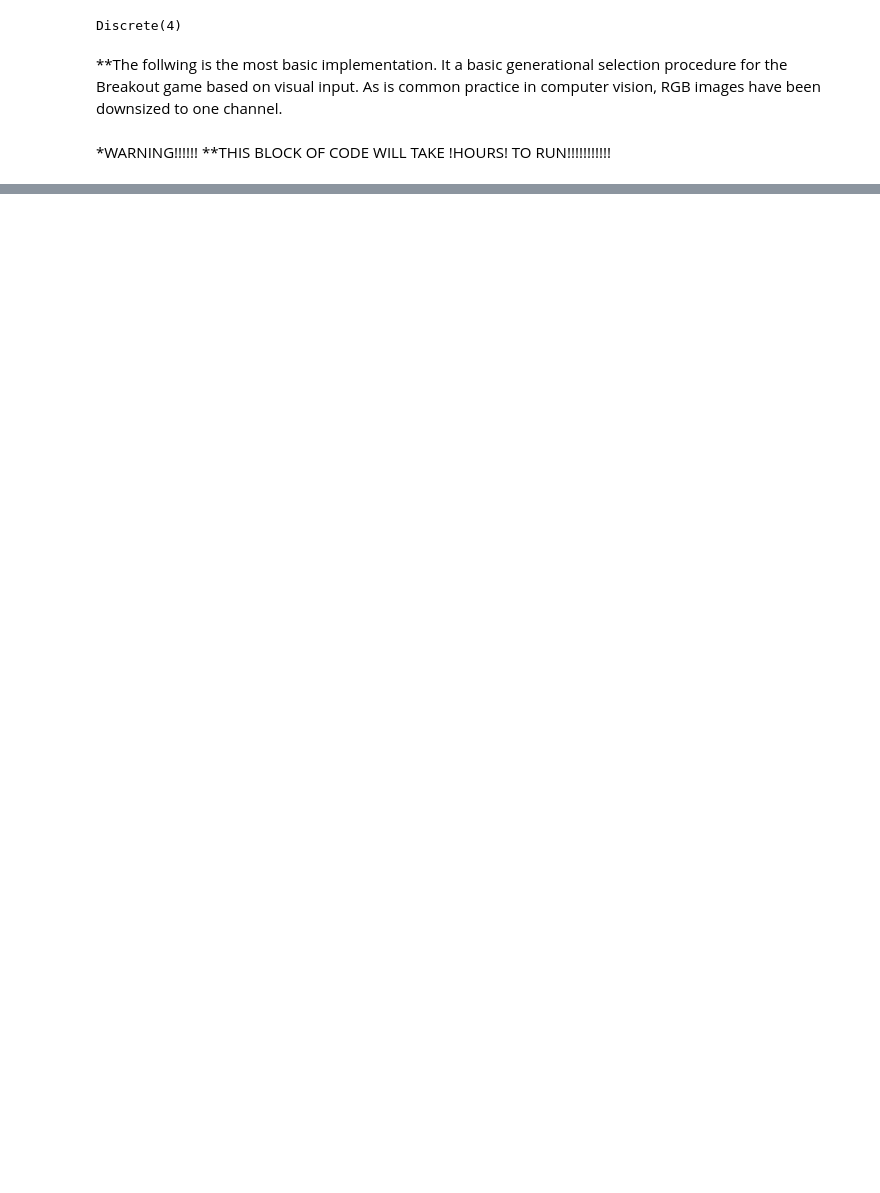
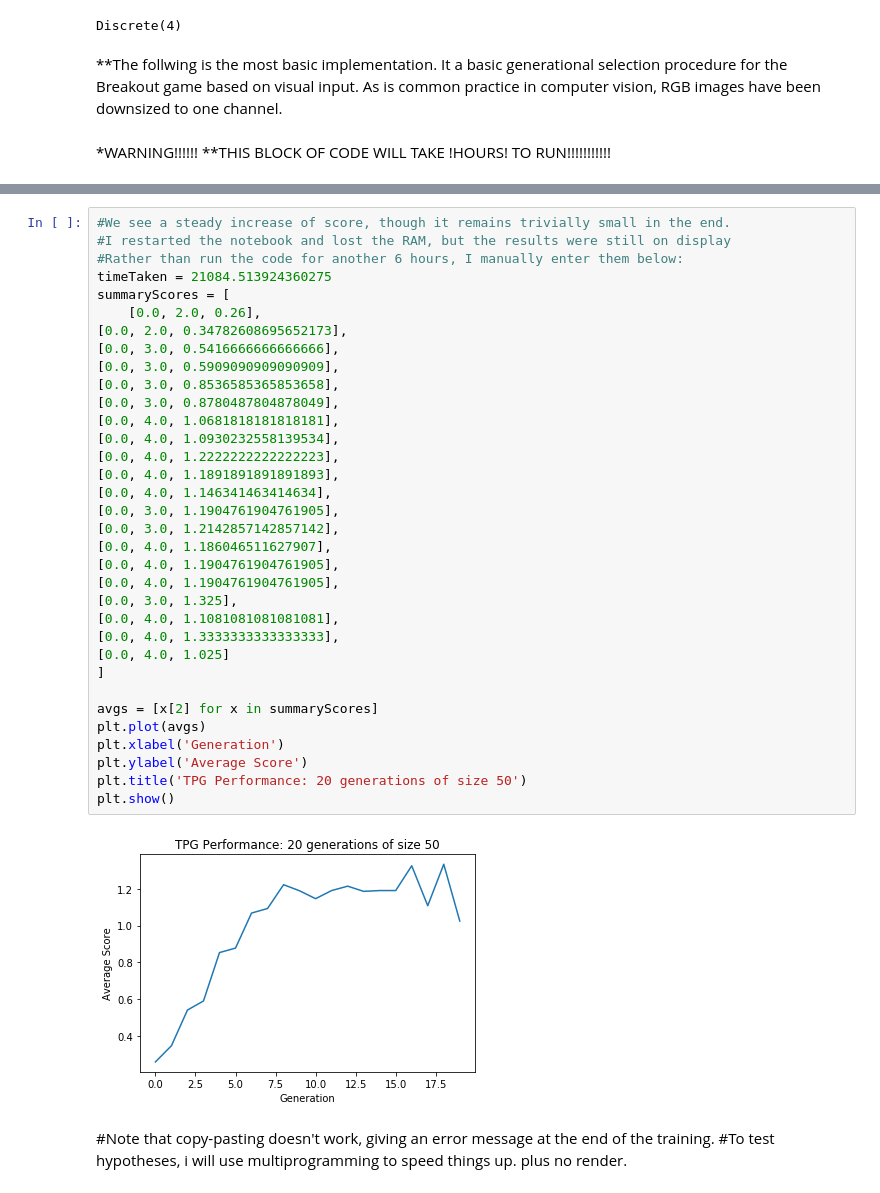
Before and after one commit to alexmanuele/TPG_Breakout, a Jupyter notebook: TPG_Breakout.ipynb, the cells around one changed output, grey strips where cells are left out. Cells and saved outputs as stored; diff of their text form; blank space fills up the shorter version.

```diff
--- a/TPG_Breakout.ipynb
+++ b/TPG_Breakout.ipynb
@@ -123,0 +139,39 @@ Min, Max, Avg
+# %%
+#We see a steady increase of score, though it remains trivially small in the end.
+#I restarted the notebook and lost the RAM, but the results were still on display
+#Rather than run the code for another 6 hours, I manually enter them below:
+timeTaken = 21084.513924360275
+summaryScores = [
+    [0.0, 2.0, 0.26],
+[0.0, 2.0, 0.34782608695652173],
+[0.0, 3.0, 0.5416666666666666],
+[0.0, 3.0, 0.5909090909090909],
+[0.0, 3.0, 0.8536585365853658],
+[0.0, 3.0, 0.8780487804878049],
+[0.0, 4.0, 1.0681818181818181],
+[0.0, 4.0, 1.0930232558139534],
+[0.0, 4.0, 1.2222222222222223],
+[0.0, 4.0, 1.1891891891891893],
+[0.0, 4.0, 1.146341463414634],
+[0.0, 3.0, 1.1904761904761905],
+[0.0, 3.0, 1.2142857142857142],
+[0.0, 4.0, 1.186046511627907],
+[0.0, 4.0, 1.1904761904761905],
+[0.0, 4.0, 1.1904761904761905],
+[0.0, 3.0, 1.325],
+[0.0, 4.0, 1.1081081081081081],
+[0.0, 4.0, 1.3333333333333333],
+[0.0, 4.0, 1.025]
+]
+
+avgs = [x[2] for x in summaryScores]
+plt.plot(avgs)
+plt.xlabel('Generation')
+plt.ylabel('Average Score')
+plt.title('TPG Performance: 20 generations of size 50')
+plt.show()
+# %% [output]
+[figure, added]
+# %% [markdown]
+#Note that copy-pasting doesn't work, giving an error message at the end of the training.
+#To test hypotheses, i will use multiprogramming to speed things up. plus no render.
```
Also changed, not shown: parts of 9 cells of this notebook.
